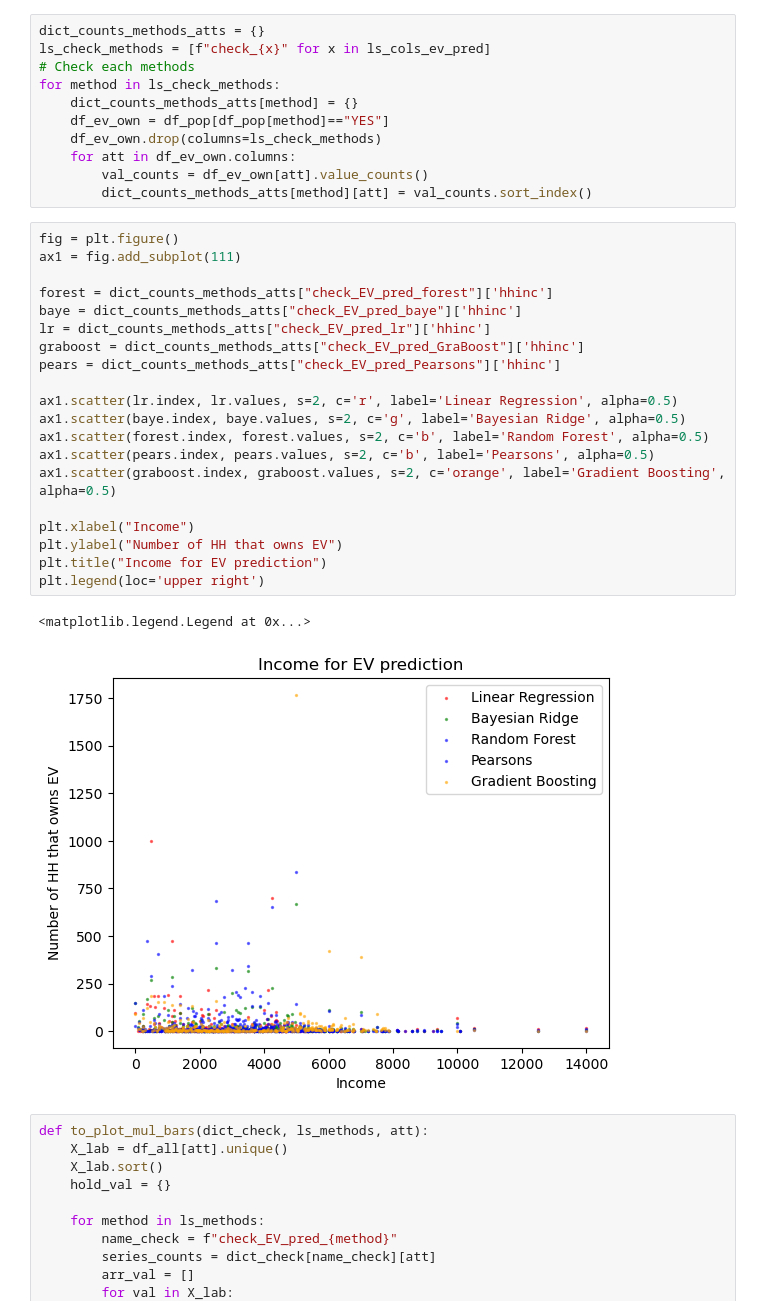
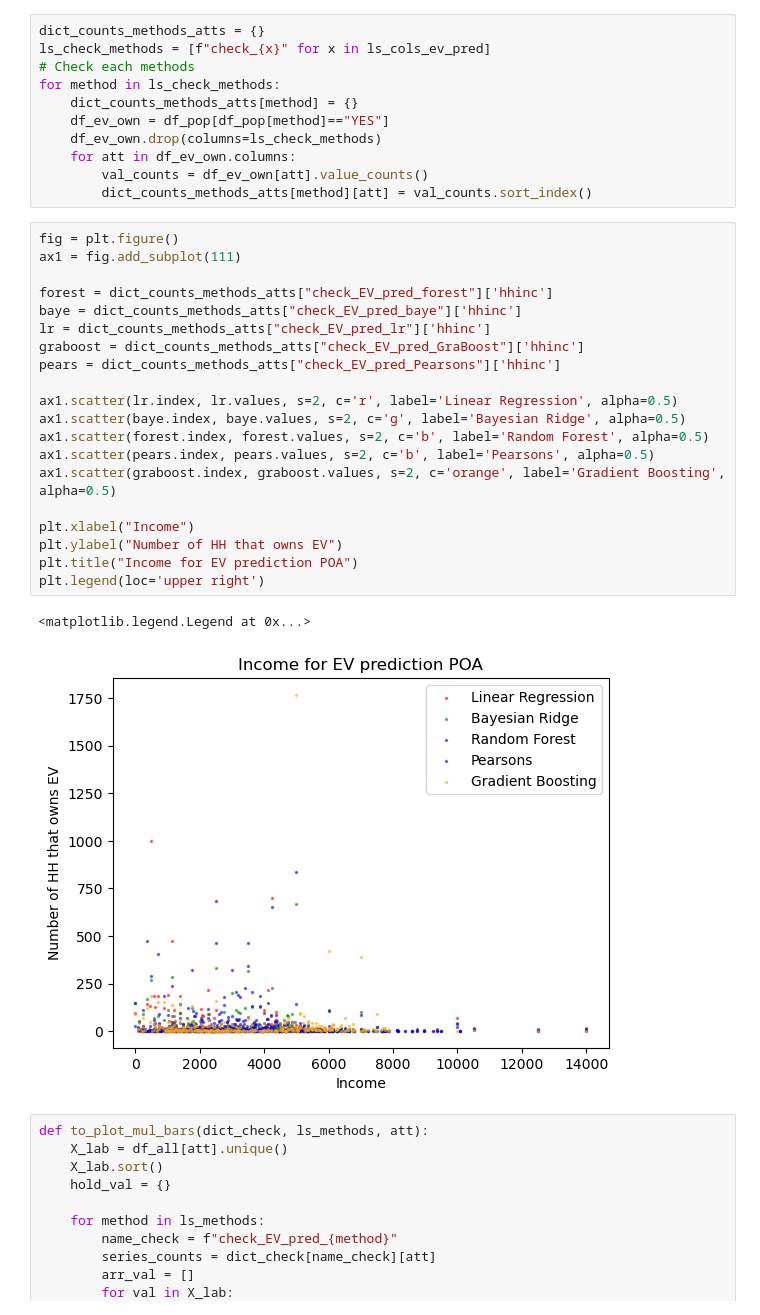
Before and after one commit to bobkatla/rhea, a Jupyter notebook: feature_select/run_analysis_POA.ipynb, the cells around one changed output. Saved outputs shown, nothing was run; the diff lists cells and outputs as text.

```diff
--- a/feature_select/run_analysis_POA.ipynb
+++ b/feature_select/run_analysis_POA.ipynb
@@ -220,26 +220,26 @@ for method in ls_check_methods:
 # %%
 fig = plt.figure()
 ax1 = fig.add_subplot(111)
 
 forest = dict_counts_methods_atts["check_EV_pred_forest"]['hhinc']
 baye = dict_counts_methods_atts["check_EV_pred_baye"]['hhinc']
 lr = dict_counts_methods_atts["check_EV_pred_lr"]['hhinc']
 graboost = dict_counts_methods_atts["check_EV_pred_GraBoost"]['hhinc']
 pears = dict_counts_methods_atts["check_EV_pred_Pearsons"]['hhinc']
 
 ax1.scatter(lr.index, lr.values, s=2, c='r', label='Linear Regression', alpha=0.5)
 ax1.scatter(baye.index, baye.values, s=2, c='g', label='Bayesian Ridge', alpha=0.5)
 ax1.scatter(forest.index, forest.values, s=2, c='b', label='Random Forest', alpha=0.5)
 ax1.scatter(pears.index, pears.values, s=2, c='b', label='Pearsons', alpha=0.5)
 ax1.scatter(graboost.index, graboost.values, s=2, c='orange', label='Gradient Boosting', alpha=0.5)
 
 plt.xlabel("Income")
 plt.ylabel("Number of HH that owns EV")
-plt.title("Income for EV prediction")
+plt.title("Income for EV prediction POA")
 plt.legend(loc='upper right')
 # %% [output]
 <matplotlib.legend.Legend at 0x...>
-[figure, old version]
+[figure, new version]
 # %%
 def to_plot_mul_bars(dict_check, ls_methods, att):
     X_lab = df_all[att].unique()
```
Also changed, not shown: 1 other file.
